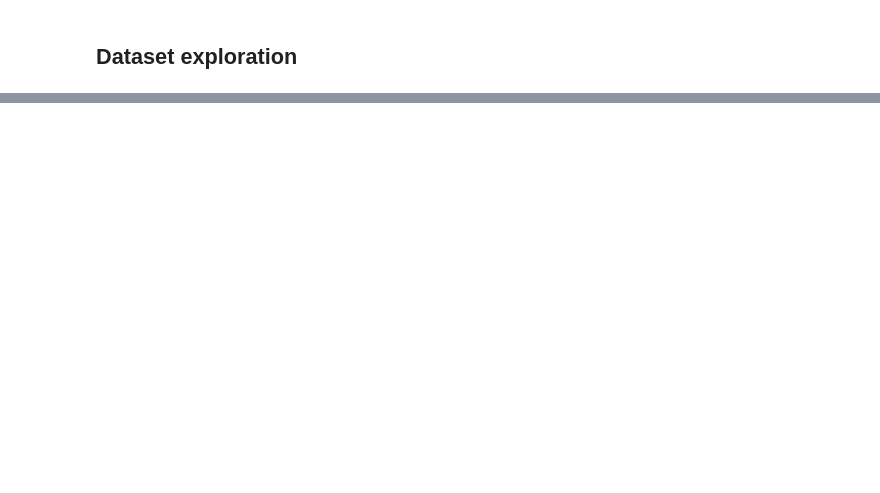
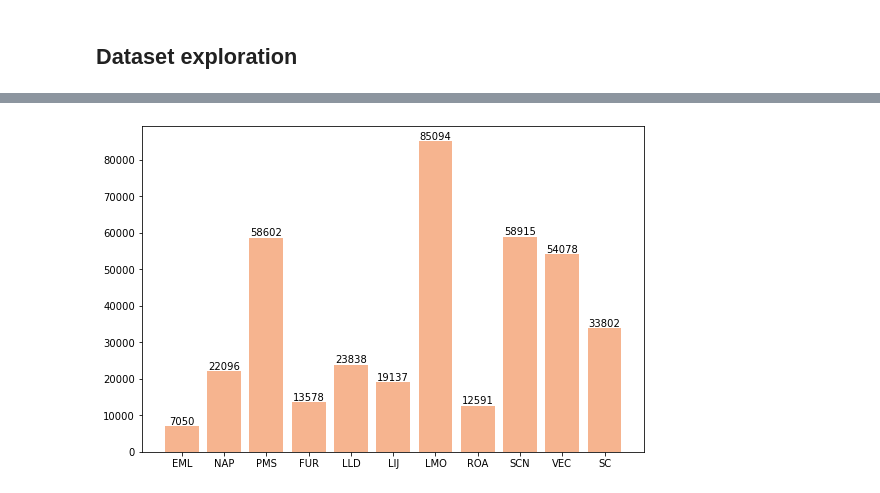
Before and after one commit to eduardoberford/spanish-dialects-identification, a Jupyter notebook: data/exploration.ipynb, the cells around one changed output, grey strips where cells are left out. Drawn from its saved outputs; the diff is of its cells as text; code cells hidden in the pictures; blank space fills up the shorter version.

```diff
--- a/data/exploration.ipynb
+++ b/data/exploration.ipynb
@@ -95,0 +117,17 @@ plt.show()
+# %%
+label, count = np.unique(df["label"], return_counts=True)
+# %%
+import matplotlib.pyplot as plt
+import seaborn as sns
+
+labels = [x[:3] for x in fold_label.keys()]
+colors = sns.color_palette('rocket_r')[0:11]
+
+plt.figure(figsize=(9,6))
+
+bars = plt.bar(labels, height=count, color=colors[:1])
+plt.bar_label(bars)
+
+plt.show()
+# %% [output]
+[figure, added]
```
Also changed, not shown: parts of 6 cells of this notebook, 1 other file.
